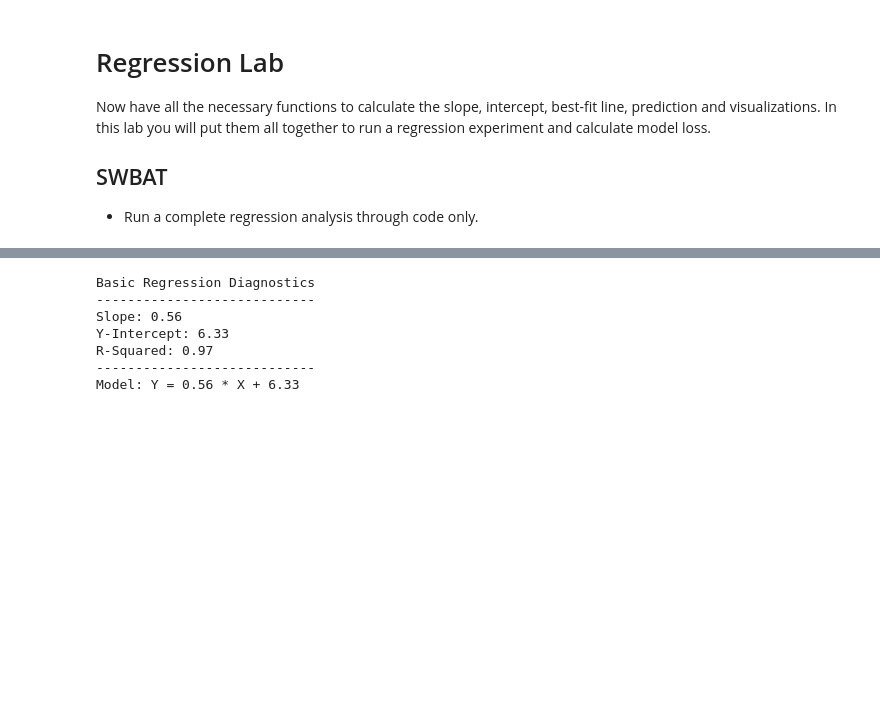
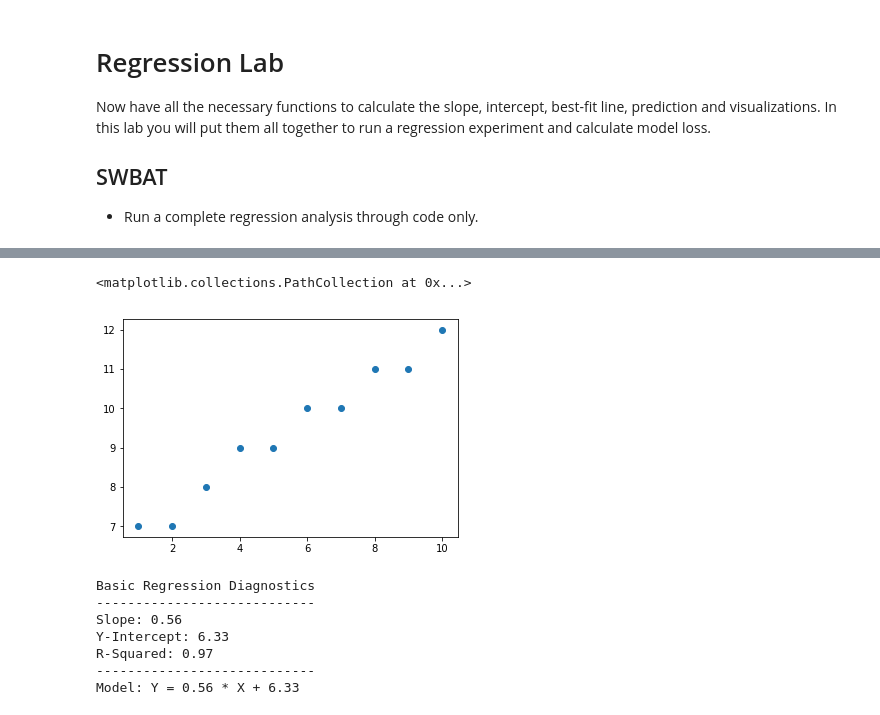
Before and after one commit to AR3441/dsc-0-10-10-complete-regression-nyc-ds-career-031119, a Jupyter notebook: index.ipynb, the cells around one changed output, grey strips where cells are left out. Drawn from its saved outputs; the diff is of its cells as text; code cells hidden in the pictures; blank space fills up the shorter version.

```diff
--- a/index.ipynb
+++ b/index.ipynb
@@ -38,3 +36,8 @@ plt.scatt
+# %%
+plt.scatter(X,Y)
+# %% [output]
+<matplotlib.collections.PathCollection at 0x...>
+[figure, added]
 # %%
 # Basic Regression Diagnostics
 # ----------------------------
```
Also changed, not shown: parts of 1 cell of this notebook.
